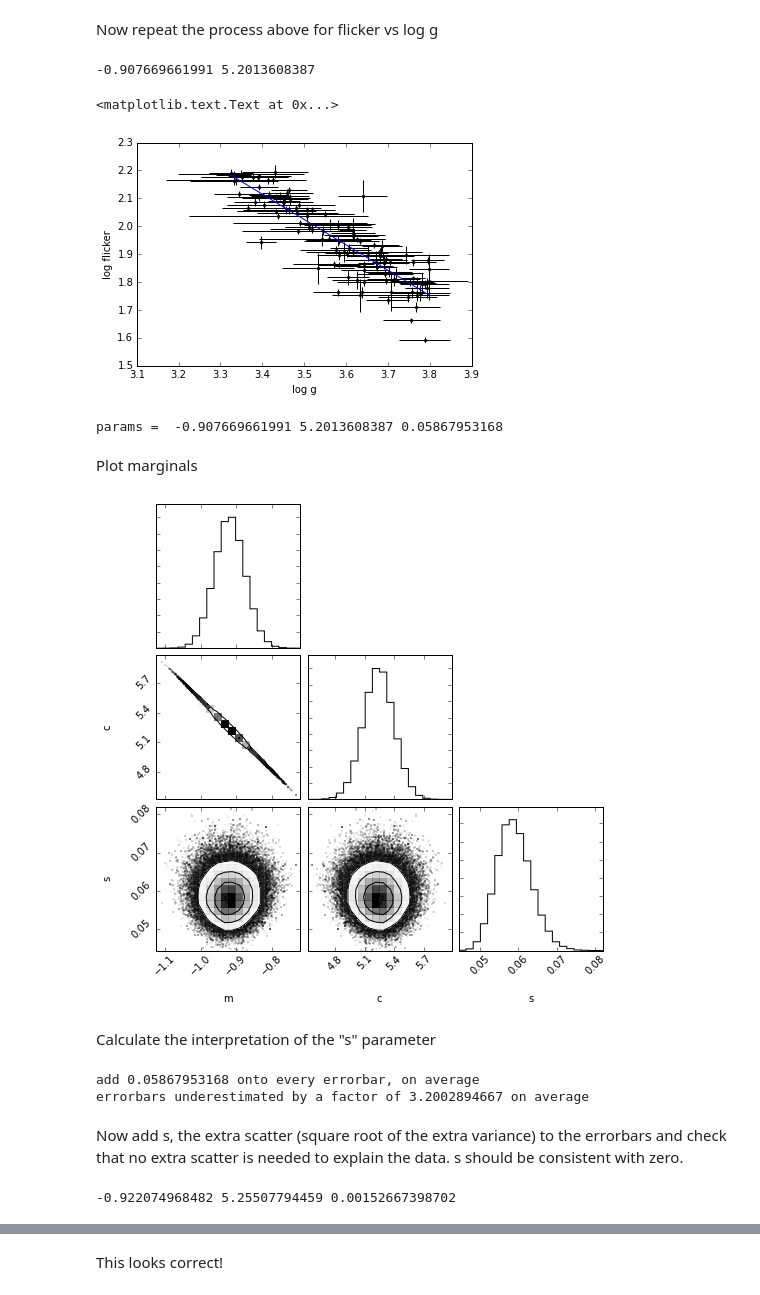
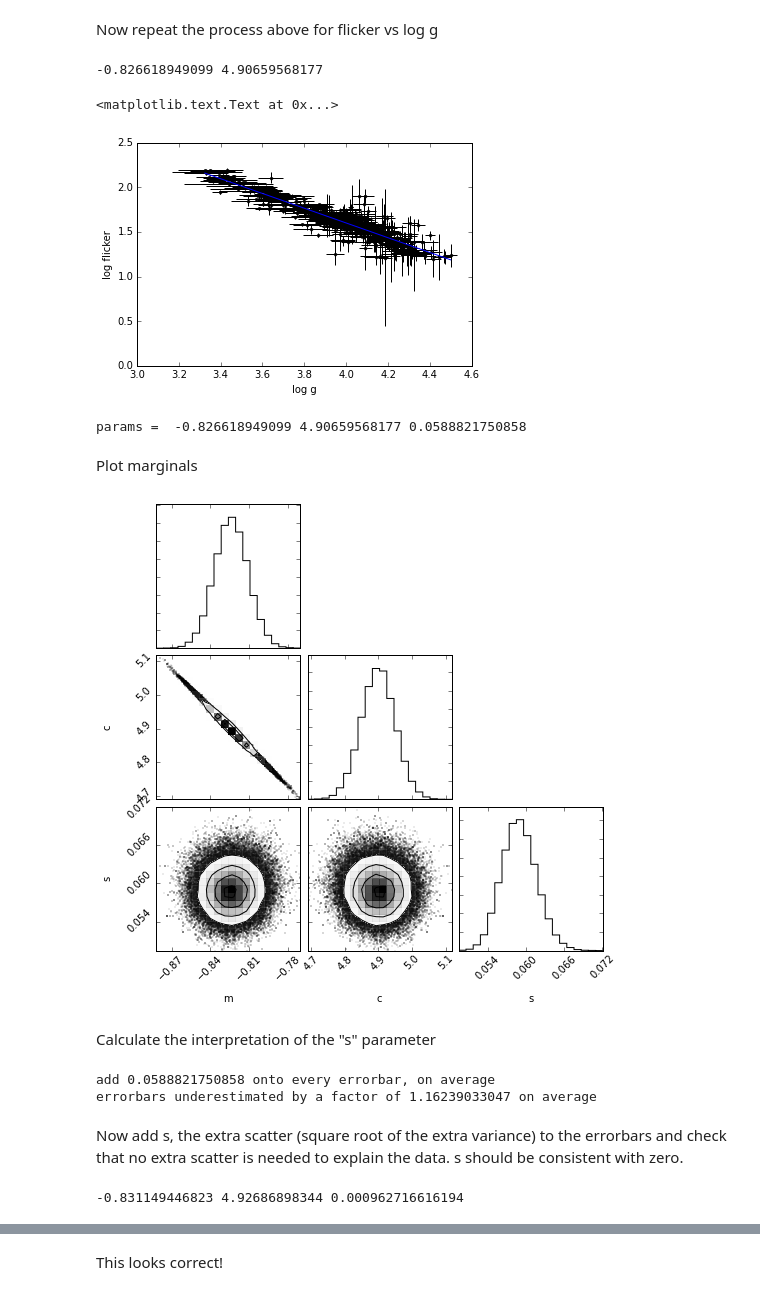
Before and after one commit to RuthAngus/flicker, a Jupyter notebook: code/Simple_demo.ipynb, the cells around one changed output, grey strips where cells are left out. Saved outputs shown, nothing was run; the diff lists cells and outputs as text; code cells hidden in the pictures.

```diff
--- a/code/Simple_demo.ipynb
+++ b/code/Simple_demo.ipynb
@@ -76,27 +76,28 @@ Now repeat the process above for flicker vs log g
 # %%
 # load data
 f, ferr, l, lerr, _, _ = np.genfromtxt("../data/log.dat").T
-m = l < 3.8
-f, ferr, l, lerr = f[m], ferr[m], l[m], lerr[m]
+#m = l < 3.8
+#m = l > 3.8
+#f, ferr, l, lerr = f[m], ferr[m], l[m], lerr[m]
 
 # fit a line
 C = np.diag(ferr)
 AT = np.vstack((l, np.ones_like(l)))
 ATA = np.dot(AT, AT.T)
 m, c = np.linalg.solve(ATA, np.dot(AT, f))
 print(m, c)
 
 # plot data
 xs = np.linspace(min(l), max(l), 100)
 ys = m * xs + c
 plt.errorbar(l, f, xerr=lerr, yerr=ferr, fmt="k.", capsize=0)
 plt.plot(xs, ys)
 plt.ylabel("log flicker")
 plt.xlabel("log g")
 # %% [output]
--0.907669661991 5.2013608387
+-0.826618949099 4.90659568177
 <matplotlib.text.Text at 0x...>
-[figure, old version]
+[figure, new version]
 # %%
 pars_init = [m, c, np.log(3)]
 pos = [pars_init + 1e-4 * np.random.randn(ndim) for i in range(nwalkers)]
@@ -107,21 +108,21 @@ samples[:, 2] = np.exp(samples[:, 2])
 new_m, new_c, s = np.median(samples[:, 0]), np.median(samples[:, 1]), np.median(samples[:, 2])
 print("params = ", m, c, s)
 # %% [output]
-params =  -0.907669661991 5.2013608387 0.05867953168
+params =  -0.826618949099 4.90659568177 0.0588821750858
 # %% [markdown]
 Plot marginals
 # %%
 fig = corner.corner(samples, labels=["m", "c", "s"])
 # %% [output]
-[figure, old version]
+[figure, new version]
 # %% [markdown]
 Calculate the interpretation of the "s" parameter
 # %%
 print("add", s, "onto every errorbar, on average")
 print("errorbars underestimated by a factor of", s/np.mean(ferr), "on average")
 # %% [output]
-add 0.05867953168 onto every errorbar, on average
-errorbars underestimated by a factor of 3.2002894667 on average
+add 0.0588821750858 onto every errorbar, on average
+errorbars underestimated by a factor of 1.16239033047 on average
 # %% [markdown]
 Now add s, the extra scatter (square root of the extra variance) to the errorbars and check that no extra scatter is needed to explain the data. s should be consistent with zero.
 # %%
@@ -133,7 +134,7 @@ samples = sampler.chain[:, 50:, :].reshape((-1, ndim))
 samples[:, 2] = np.exp(samples[:, 2])
 print(np.median(samples[:, 0]), np.median(samples[:, 1]), np.median(samples[:, 2]))
 # %% [output]
--0.922074968482 5.25507794459 0.00152667398702
+-0.831149446823 4.92686898344 0.000962716616194
 # %%
 fig = corner.corner(samples, labels=["m", "c", "s"])
 # %% [output]
```
Also changed, not shown: parts of 3 cells of this notebook.
